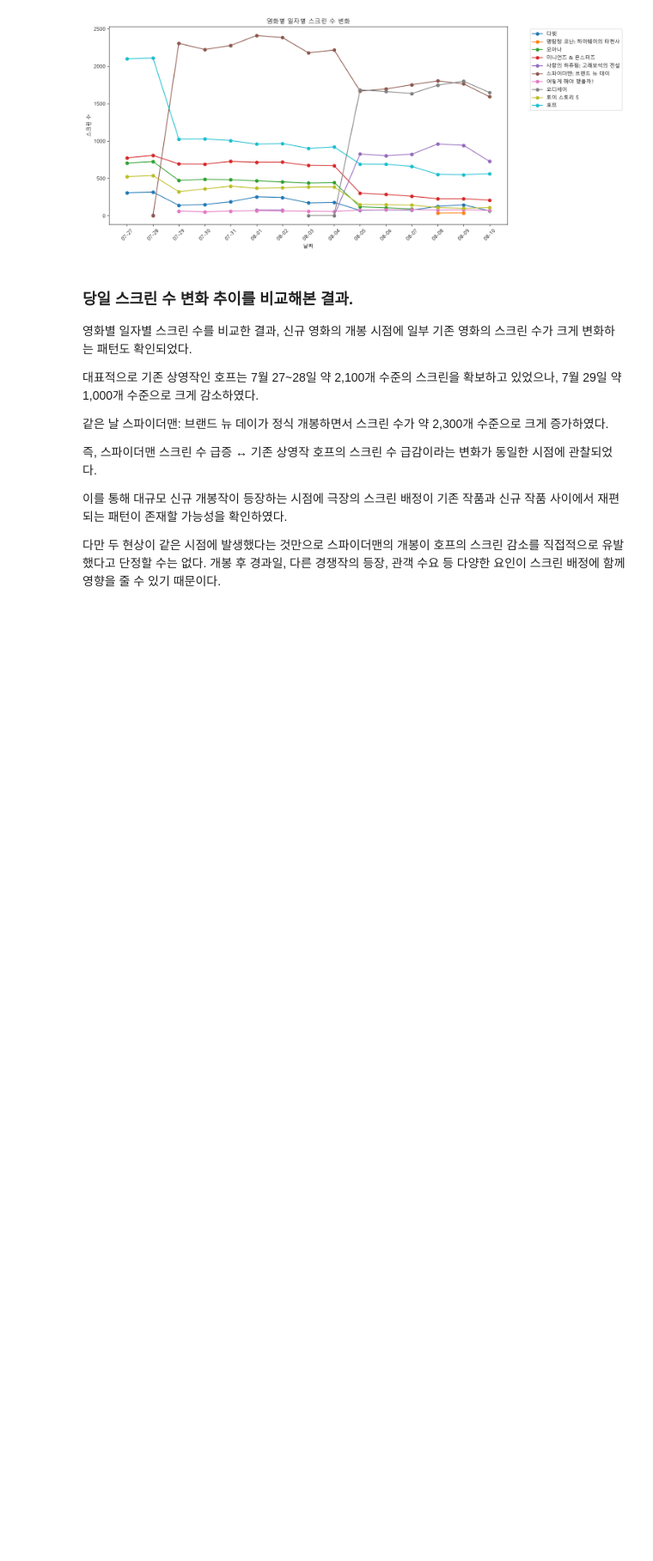
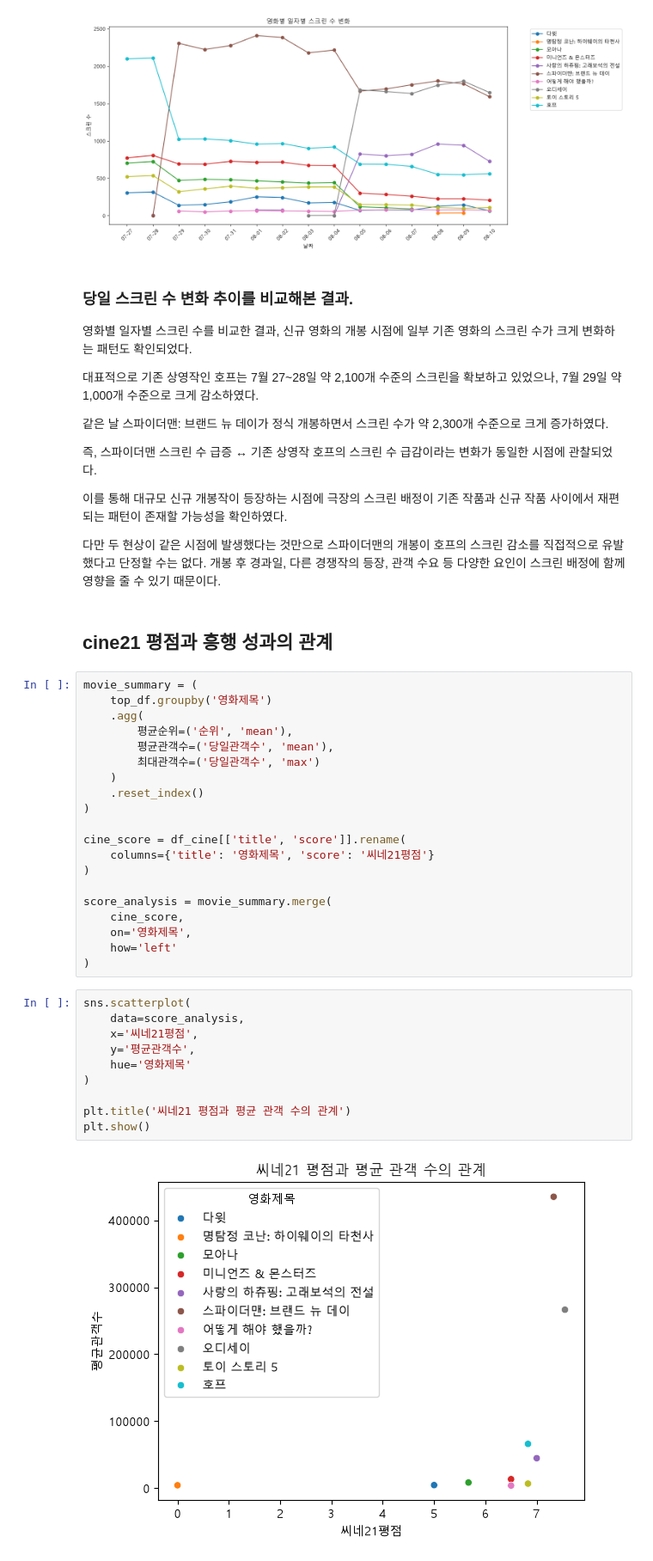
Before and after one commit to kkw5389-collab/sprint_mission16, a Jupyter notebook: notebooks/analysis.ipynb, the cells around one changed output. Shown at 86% size. Drawn from its saved outputs; the diff is of its cells as text; blank space fills up the shorter version.

Commit message:
fine analysis

```diff
--- a/notebooks/analysis.ipynb
+++ b/notebooks/analysis.ipynb
@@ -828,3 +796,37 @@ plt.show()
 이를 통해 대규모 신규 개봉작이 등장하는 시점에 극장의 스크린 배정이 기존 작품과 신규 작품 사이에서 재편되는 패턴이 존재할 가능성을 확인하였다.
 
 다만 두 현상이 같은 시점에 발생했다는 것만으로 스파이더맨의 개봉이 호프의 스크린 감소를 직접적으로 유발했다고 단정할 수는 없다. 개봉 후 경과일, 다른 경쟁작의 등장, 관객 수요 등 다양한 요인이 스크린 배정에 함께 영향을 줄 수 있기 때문이다.
+# %% [markdown]
+## cine21 평점과 흥행 성과의 관계
+# %%
+movie_summary = (
+    top_df.groupby('영화제목')
+    .agg(
+        평균순위=('순위', 'mean'),
+        평균관객수=('당일관객수', 'mean'),
+        최대관객수=('당일관객수', 'max')
+    )
+    .reset_index()
+)
+
+cine_score = df_cine[['title', 'score']].rename(
+    columns={'title': '영화제목', 'score': '씨네21평점'}
+)
+
+score_analysis = movie_summary.merge(
+    cine_score,
+    on='영화제목',
+    how='left'
+)
+# %%
+sns.scatterplot(
+    data=score_analysis,
+    x='씨네21평점',
+    y='평균관객수',
+    hue='영화제목'
+)
+
+plt.title('씨네21 평점과 평균 관객 수의 관계')
+plt.show()
+# %% [output]
+[figure, added]
```
Also changed, not shown: parts of 14 cells of this notebook.
